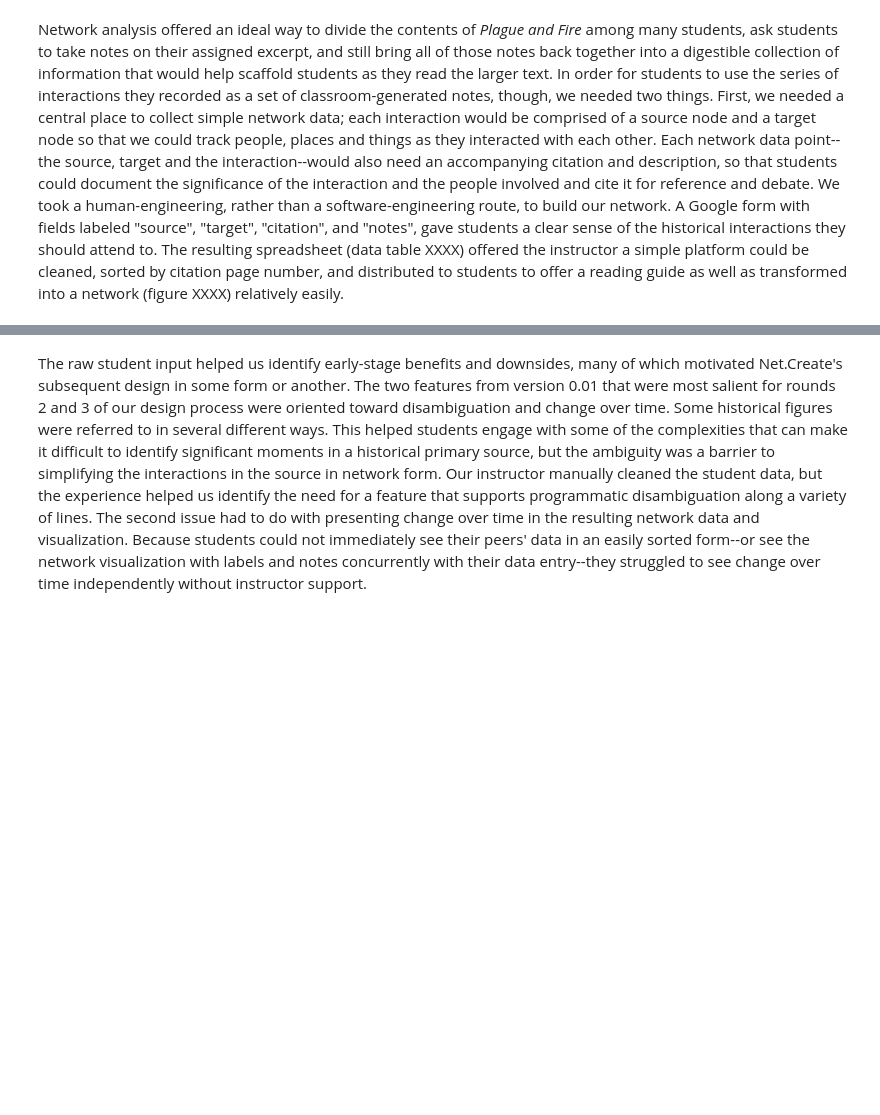
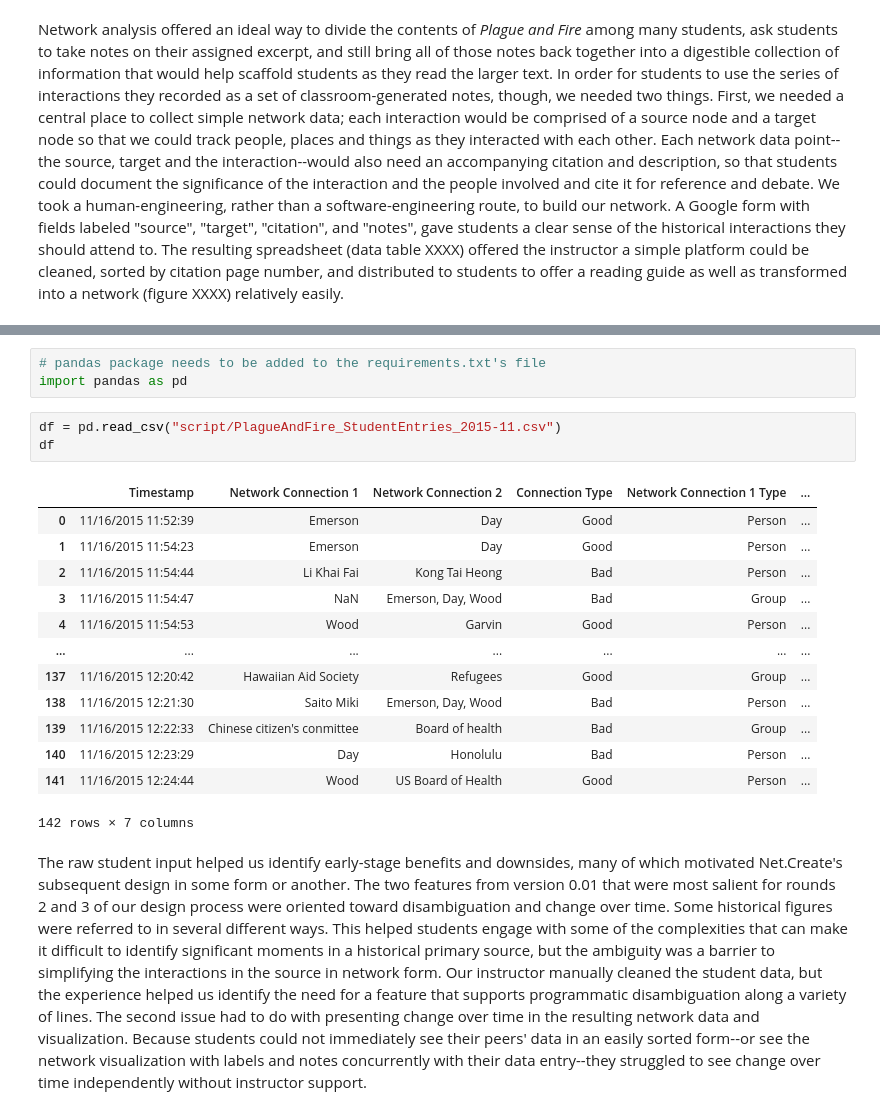
Before and after one commit to kalanicraig/dbhr_jdh2023, a Jupyter notebook: work/author_guideline_template.ipynb, the cells around one changed output, grey strips where cells are left out. Drawn from its saved outputs; the diff is of its cells as text; blank space fills up the shorter version.

Commit message:
Dataframes

```diff
--- a/work/author_guideline_template.ipynb
+++ b/work/author_guideline_template.ipynb
@@ -139,3 +145,23 @@ INSERT STUDENT DATA TABLE HERE
+# %%
+# pandas package needs to be added to the requirements.txt's file
+import pandas as pd
+# %%
+df = pd.read_csv("script/PlagueAndFire_StudentEntries_2015-11.csv")
+df
+# %% [output]
+|  | Timestamp | Network Connection 1 | Network Connection 2 | Connection Type | Network Connection 1 Type | ... |
+| 0 | 11/16/2015 11:52:39 | Emerson | Day | Good | Person | ... |
+| 1 | 11/16/2015 11:54:23 | Emerson | Day | Good | Person | ... |
+| 2 | 11/16/2015 11:54:44 | Li Khai Fai | Kong Tai Heong | Bad | Person | ... |
+| 3 | 11/16/2015 11:54:47 | NaN | Emerson, Day, Wood | Bad | Group | ... |
+| 4 | 11/16/2015 11:54:53 | Wood | Garvin | Good | Person | ... |
+| ... | ... | ... | ... | ... | ... | ... |
+| 137 | 11/16/2015 12:20:42 | Hawaiian Aid Society | Refugees | Good | Group | ... |
+| 138 | 11/16/2015 12:21:30 | Saito Miki | Emerson, Day, Wood | Bad | Person | ... |
+| 139 | 11/16/2015 12:22:33 | Chinese citizen's conmittee | Board of health | Bad | Group | ... |
+| 140 | 11/16/2015 12:23:29 | Day | Honolulu | Bad | Person | ... |
+| 141 | 11/16/2015 12:24:44 | Wood | US Board of Health | Good | Person | ... |
+142 rows × 7 columns
 # %% [markdown]
 The raw student input helped us identify early-stage benefits and downsides, many of which motivated Net.Create's subsequent design in some form or another. The two features from version 0.01 that were most salient for rounds 2 and 3 of our design process were oriented toward disambiguation and change over time. Some historical figures were referred to in several different ways. This helped students engage with some of the complexities that can make it difficult to identify significant moments in a historical primary source, but the ambiguity was a barrier to simplifying the interactions in the source in network form. Our instructor manually cleaned the student data, but the experience helped us identify the need for a feature that supports programmatic disambiguation along a variety of lines. The second issue had to do with presenting change over time in the resulting network data and visualization. Because students could not immediately see their peers' data in an easily sorted form--or see the network visualization with labels and notes concurrently with their data entry--they struggled to see change over time independently without instructor support.
 # %% [markdown]
```
Also changed, not shown: parts of 5 cells of this notebook, 4 other files.
